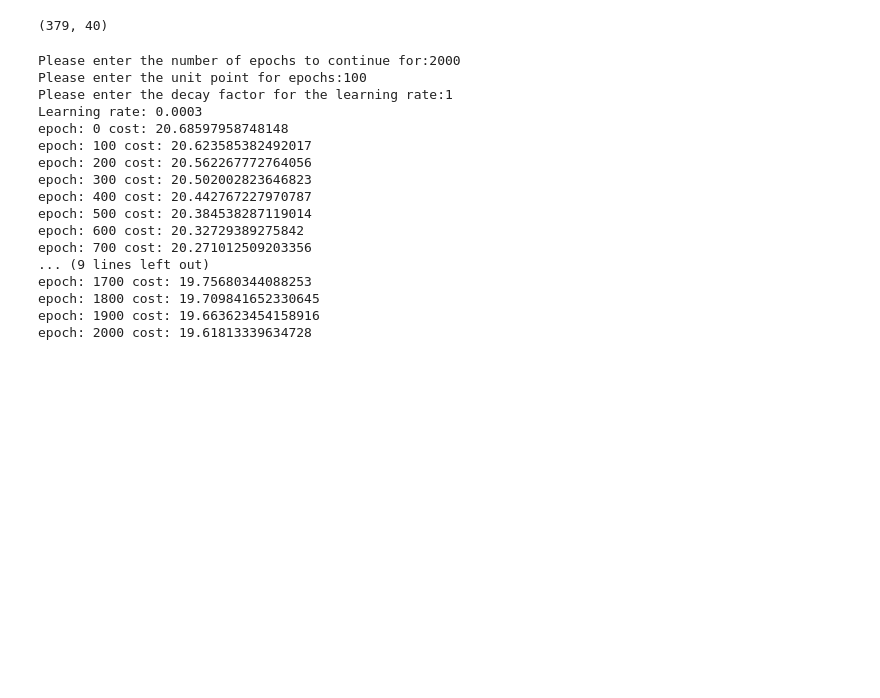
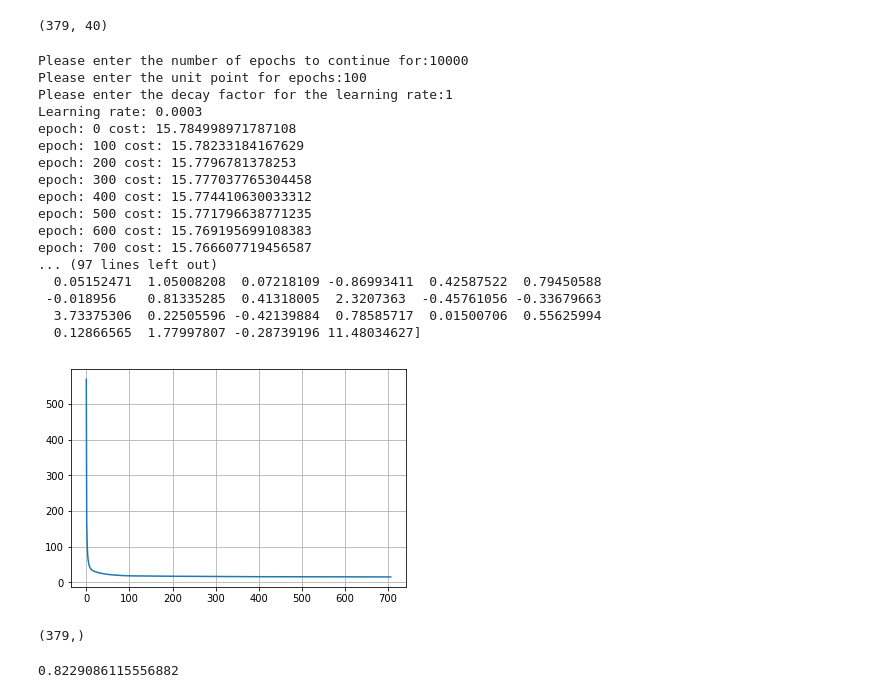
Before and after one commit to championballer/coding-ninjas-machine-learning, a Jupyter notebook: Module-10-Project-Gradient-Descent/Boston-Gradient-Descent/Gradient-Descent-Boston-Dummy-Features-Homogeneous-Regularisation-Workbook.ipynb, the cells around one changed output. Drawn from its saved outputs; the diff is of its cells as text; code cells hidden in the pictures; blank space fills up the shorter version.

```diff
--- a/Module-10-Project-Gradient-Descent/Boston-Gradient-Descent/Gradient-Descent-Boston-Dummy-Features-Homogeneous-Regularisation-Workbook.ipynb
+++ b/Module-10-Project-Gradient-Descent/Boston-Gradient-Descent/Gradient-Descent-Boston-Dummy-Features-Homogeneous-Regularisation-Workbook.ipynb
@@ -124,23 +124,38 @@ def score(Y_true,Y_pred):
     v = ((Y_true-(Y_true.mean()))**2).sum()
     return 1-(u/v)
 # %%
-m, cost_array = fit(X_,Y,epochs=1000,lr=0.0003,lam=0,verbose=True)
+m, cost_array = fit(X_,Y,epochs=15000,lr=0.0003,lam=0,verbose=True)
 print(m)
 # %% [output]
-Please enter the number of epochs to continue for:2000
+Please enter the number of epochs to continue for:10000
 Please enter the unit point for epochs:100
 Please enter the decay factor for the learning rate:1
 Learning rate: 0.0003
-epoch: 0 cost: 20.68597958748148
-epoch: 100 cost: 20.623585382492017
-epoch: 200 cost: 20.562267772764056
-epoch: 300 cost: 20.502002823646823
-epoch: 400 cost: 20.442767227970787
-epoch: 500 cost: 20.384538287119014
-epoch: 600 cost: 20.32729389275842
-epoch: 700 cost: 20.271012509203356
-... (9 lines left out)
-epoch: 1700 cost: 19.75680344088253
-epoch: 1800 cost: 19.709841652330645
-epoch: 1900 cost: 19.663623454158916
-epoch: 2000 cost: 19.61813339634728
+epoch: 0 cost: 15.784998971787108
+epoch: 100 cost: 15.78233184167629
+epoch: 200 cost: 15.7796781378253
+epoch: 300 cost: 15.777037765304458
+epoch: 400 cost: 15.774410630033312
+epoch: 500 cost: 15.771796638771235
+epoch: 600 cost: 15.769195699108383
+epoch: 700 cost: 15.766607719456587
+... (97 lines left out)
+  0.05152471  1.05008208  0.07218109 -0.86993411  0.42587522  0.79450588
+ -0.018956    0.81335285  0.41318005  2.3207363  -0.45761056 -0.33679663
+  3.73375306  0.22505596 -0.42139884  0.78585717  0.01500706  0.55625994
+  0.12866565  1.77997807 -0.28739196 11.48034627]
+# %%
+plt.plot(cost_array)
+plt.grid()
+plt.show()
+# %% [output]
+[figure, added]
+# %%
+y_pred = predict(X_,m)
+y_pred.shape
+# %% [output]
+(379,)
+# %%
+score(Y,y_pred)
+# %% [output]
+0.8229086115556882
```
Also changed, not shown: parts of 9 cells of this notebook, 1 other file.
